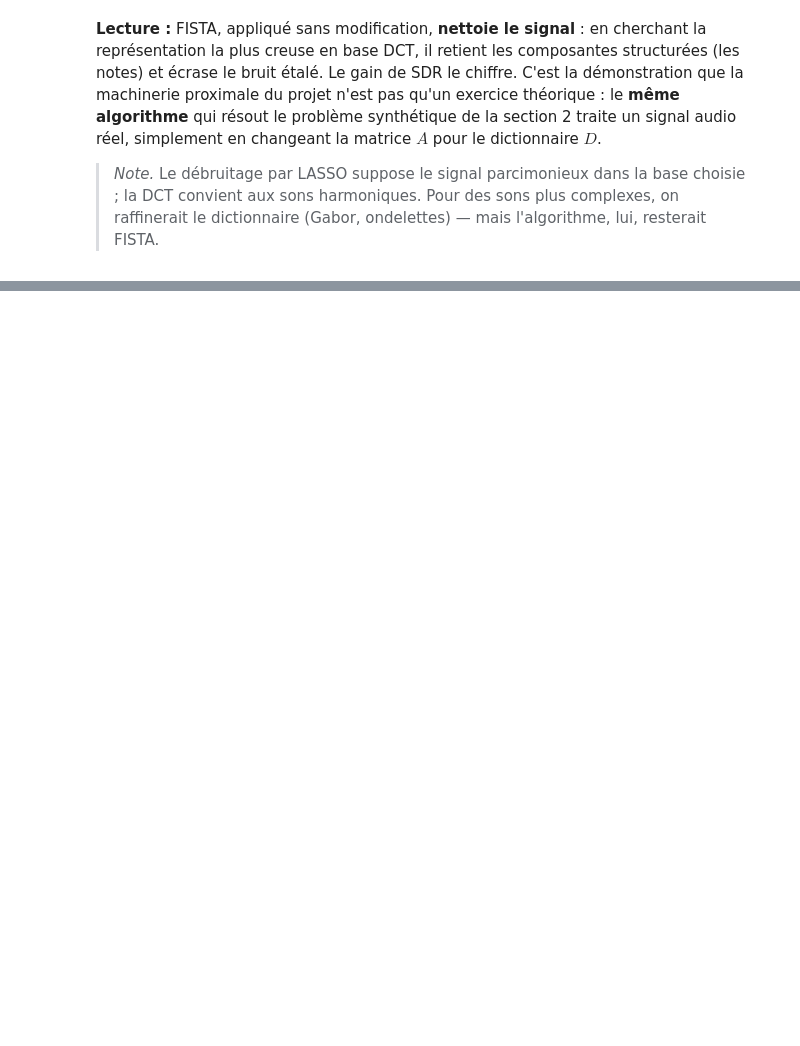
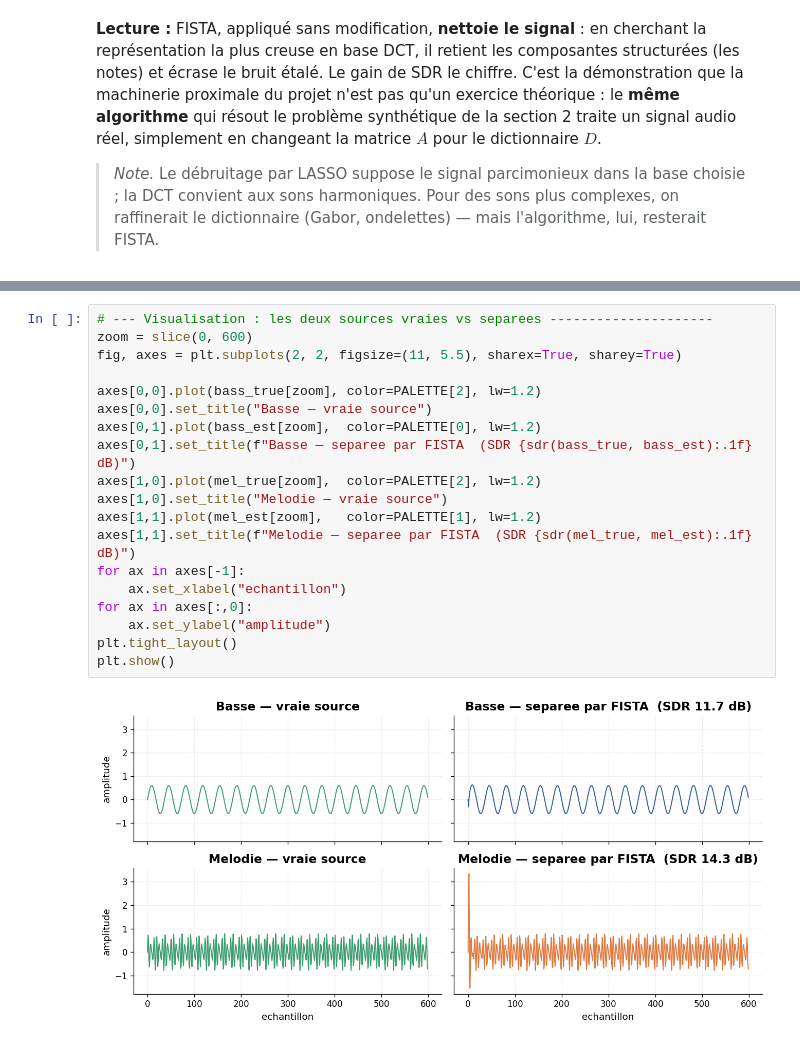
Before and after one commit to sileymani/Moses, a Jupyter notebook: Notebook.ipynb, the cells around one changed output, grey strips where cells are left out. Saved outputs shown, nothing was run; the diff lists cells and outputs as text; blank space fills up the shorter version.

```diff
--- a/Notebook.ipynb
+++ b/Notebook.ipynb
@@ -750,0 +835,21 @@ En partant du socle ISTA/FISTA, chaque membre a prolongé une direction (voir le
+# %%
+# --- Visualisation : les deux sources vraies vs separees ---------------------
+zoom = slice(0, 600)
+fig, axes = plt.subplots(2, 2, figsize=(11, 5.5), sharex=True, sharey=True)
+
+axes[0,0].plot(bass_true[zoom], color=PALETTE[2], lw=1.2)
+axes[0,0].set_title("Basse — vraie source")
+axes[0,1].plot(bass_est[zoom],  color=PALETTE[0], lw=1.2)
+axes[0,1].set_title(f"Basse — separee par FISTA  (SDR {sdr(bass_true, bass_est):.1f} dB)")
+axes[1,0].plot(mel_true[zoom],  color=PALETTE[2], lw=1.2)
+axes[1,0].set_title("Melodie — vraie source")
+axes[1,1].plot(mel_est[zoom],   color=PALETTE[1], lw=1.2)
+axes[1,1].set_title(f"Melodie — separee par FISTA  (SDR {sdr(mel_true, mel_est):.1f} dB)")
+for ax in axes[-1]:
+    ax.set_xlabel("echantillon")
+for ax in axes[:,0]:
+    ax.set_ylabel("amplitude")
+plt.tight_layout()
+plt.show()
+# %% [output]
+[figure, added]
```
Also changed, not shown: parts of 14 cells of this notebook, 1 other file.
